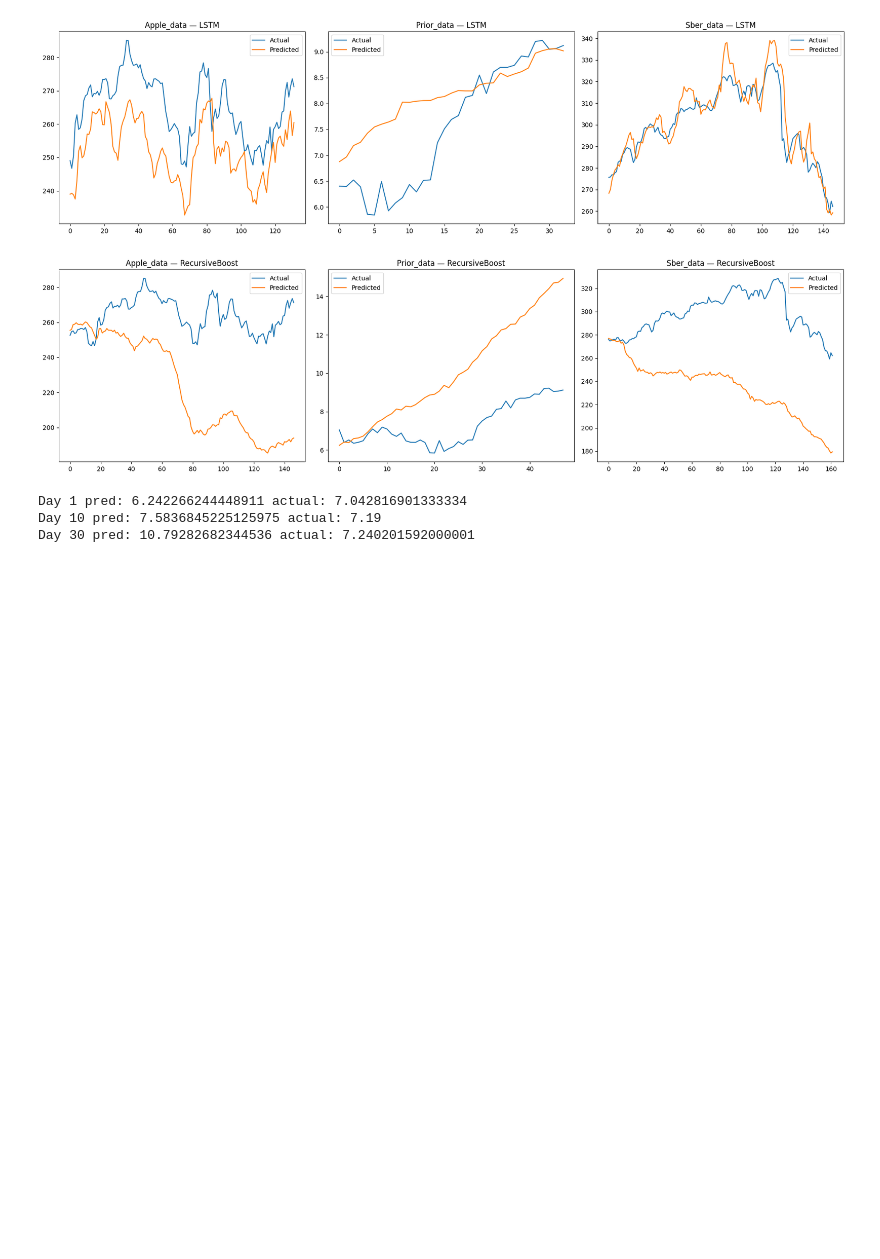
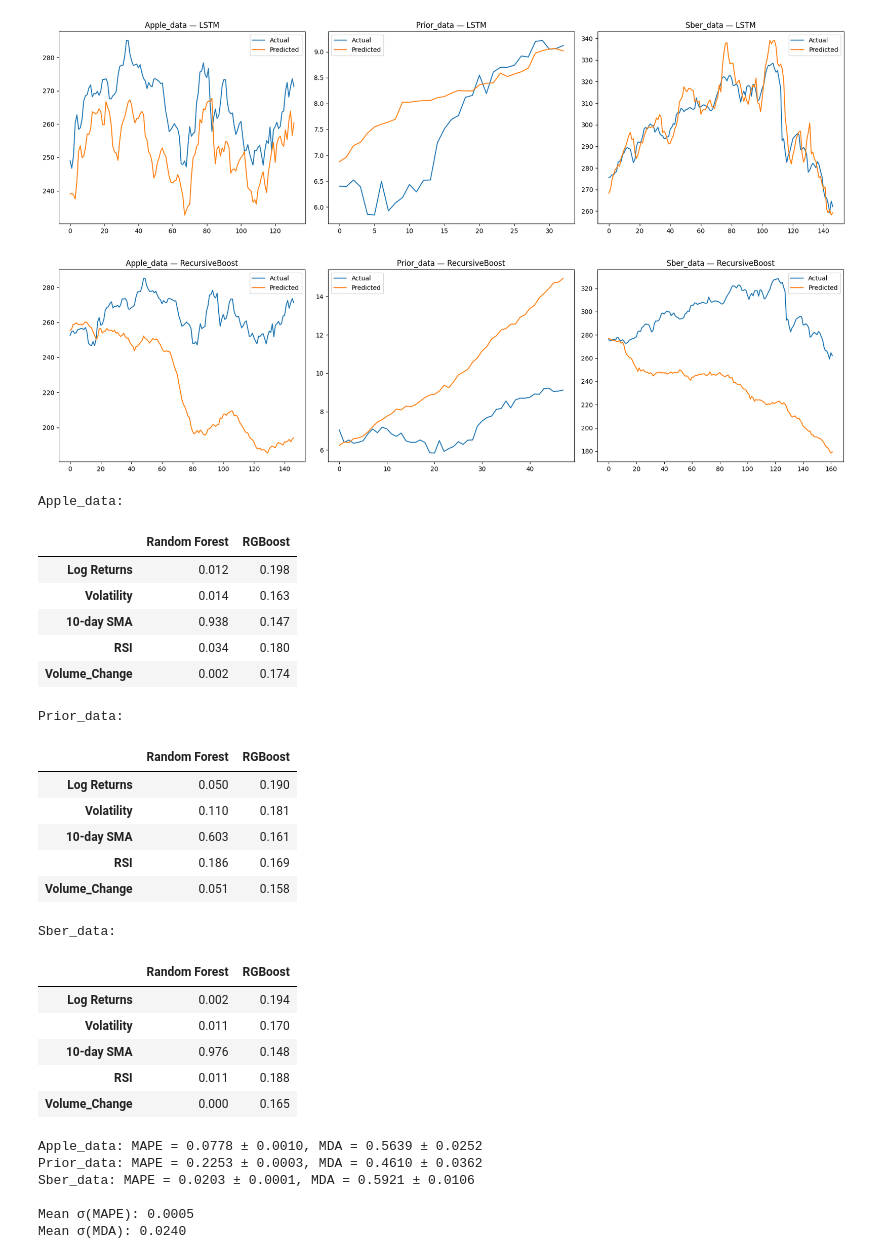
Before and after one commit to shevkoai/Comparative_Analysis_Price_Forecasting_Methods_Stock_Markets_of_Belarus_Russia_-World, a Jupyter notebook: ML_stock_prediction_in_different_markets.ipynb, the cells around one changed output. Drawn from its saved outputs; the diff is of its cells as text; code cells hidden in the pictures; blank space fills up the shorter version.

```diff
--- a/ML_stock_prediction_in_different_markets.ipynb
+++ b/ML_stock_prediction_in_different_markets.ipynb
@@ -490,7 +489,66 @@ plt.show()
 # %% [output]
 [figure]
 # %%
+feature_names = ["Log Returns", "Volatility", "10-day SMA", "RSI", "Volume_Change"]
+
+for name, data in datasets.items():
+    X_train, X_test, y_train, y_test = split_time_series(data, "Target")
+
+    rf_model = RandomForestRegressor(n_estimators=150, max_depth=7, random_state=42)
+    rf_model.fit(X_train, y_train)
+
+    RGBmodel = MyRecursiveBoost(n=150, depth=7, seed=42)
+    RGBmodel.fit(X_train, y_train)
+
+    print(f"{name}:")
+    imp_df = pd.DataFrame({
+        "Random Forest": rf_model.feature_importances_,
+        "RGBoost": RGBmodel.feature_importances_()[:5],
+    }, index=feature_names).round(3)
+    display(imp_df)
+    print()
 # %% [output]
-Day 1 pred: 6.242266244448911 actual: 7.042816901333334
-Day 10 pred: 7.5836845225125975 actual: 7.19
-Day 30 pred: 10.79282682344536 actual: 7.240201592000001
+Apple_data:
+|  | Random Forest | RGBoost |
+| Log Returns | 0.012 | 0.198 |
+| Volatility | 0.014 | 0.163 |
+| 10-day SMA | 0.938 | 0.147 |
+| RSI | 0.034 | 0.180 |
+| Volume_Change | 0.002 | 0.174 |
+Prior_data:
+|  | Random Forest | RGBoost |
+| Log Returns | 0.050 | 0.190 |
+| Volatility | 0.110 | 0.181 |
+| 10-day SMA | 0.603 | 0.161 |
+| RSI | 0.186 | 0.169 |
+| Volume_Change | 0.051 | 0.158 |
+Sber_data:
+|  | Random Forest | RGBoost |
+| Log Returns | 0.002 | 0.194 |
+| Volatility | 0.011 | 0.170 |
+| 10-day SMA | 0.976 | 0.148 |
+| RSI | 0.011 | 0.188 |
+| Volume_Change | 0.000 | 0.165 |
+# %%
+mape_stds, mda_stds = [], []
+for name, data in datasets.items():
+    X_train, X_test, y_train, y_test = split_time_series(data, "Target")
+    mapes, mdas = [], []
+    for seed in [42, 123, 789]:
+        model = RandomForestRegressor(n_estimators=150, max_depth=7,random_state=seed)
+        model.fit(X_train, y_train)
+        preds = model.predict(X_test)
+        mapes.append(mean_absolute_percentage_error(y_test, preds))
+        mdas.append(mean_directional_accuracy(y_test, preds))
+    print(f"{name}: MAPE = {np.mean(mapes):.4f} ± {np.std(mapes):.4f}, MDA = {np.mean(mdas):.4f} ± {np.std(mdas):.4f}")
+    mape_stds.append(np.std(mapes))
+    mda_stds.append(np.std(mdas))
+print(f"\nMean σ(MAPE): {np.mean(mape_stds):.4f}")
+print(f"Mean σ(MDA): {np.mean(mda_stds):.4f}")
+# %% [output]
+Apple_data: MAPE = 0.0778 ± 0.0010, MDA = 0.5639 ± 0.0252
+Prior_data: MAPE = 0.2253 ± 0.0003, MDA = 0.4610 ± 0.0362
+Sber_data: MAPE = 0.0203 ± 0.0001, MDA = 0.5921 ± 0.0106
+
+Mean σ(MAPE): 0.0005
+Mean σ(MDA): 0.0240
```
Also changed, not shown: parts of 2 cells of this notebook.
